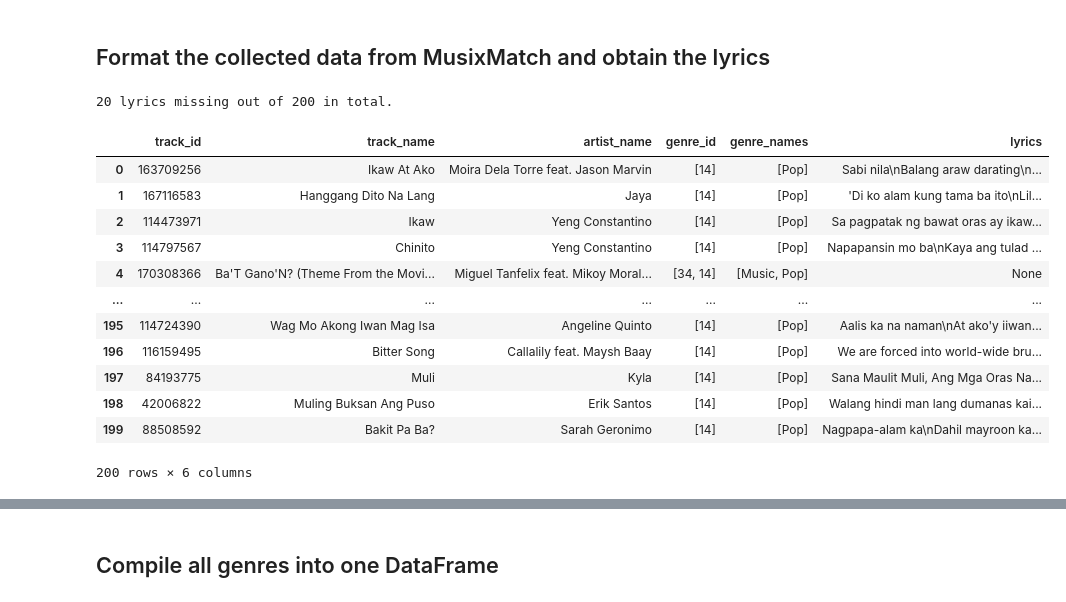
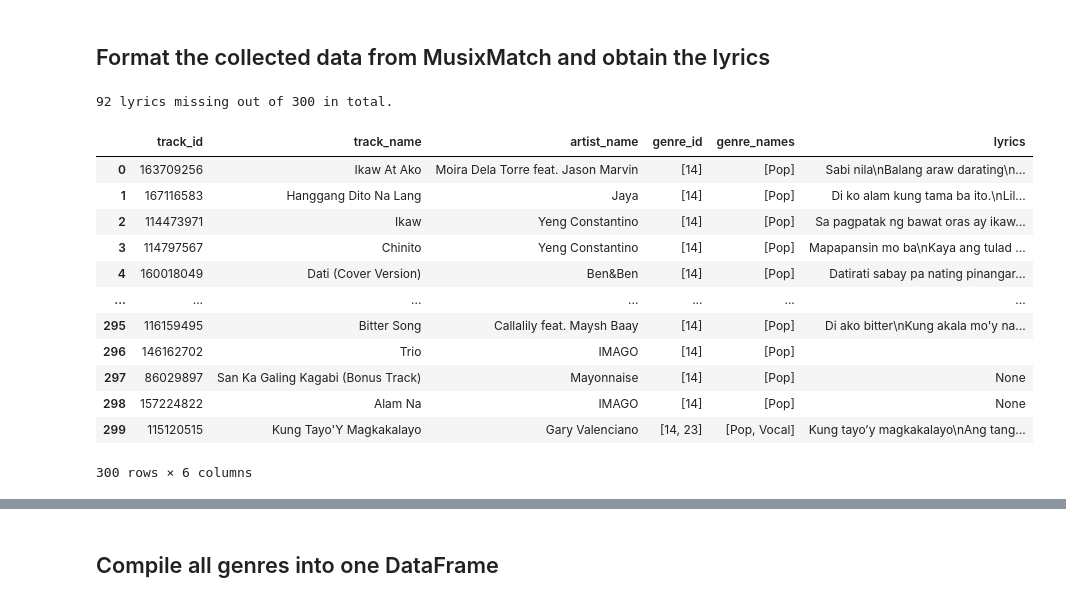
Before and after one commit to kenloquinte/DATASCI-Baby-Alive, a Jupyter notebook: FINAL/data collection.ipynb, the cells around one changed output, grey strips where cells are left out. Drawn from its saved outputs; the diff is of its cells as text; code cells hidden in the pictures.

```diff
--- a/FINAL/data collection.ipynb
+++ b/FINAL/data collection.ipynb
@@ -37,28 +41,3 @@ The function `get_top_tracks()` returns a list of at most 100 JSON objects (trac
 > `s_track_rating` = 'desc'
 
 Additionally, if the number of songs collected are less than 200, then it is not included in the DataFrame.
-# %%
-genres_collection = []
-max_pages = 2
-page = 1
-
-for i in genres:
-    print("Collecting songs from " + i['genre_name'], ' ', end='')
-
-    page = 1
-    genre_tracks = []
-
-    results = get_top_tracks(f_music_genre_id=i['genre_id'], page=page, apikey=musixmatch_api_key)
-
-    while (page <= max_pages and len(results['message']['body']['track_list']) > 0):
-        page += 1
-
-        genre_tracks.extend(results['message']['body']['track_list'])
-        results = get_top_tracks(f_music_genre_id=i['genre_id'], page=page, apikey=musixmatch_api_key)
-
-    print()
-    if len(genre_tracks) == 200:
-        genres_collection.append({
-            'genre_name': i['genre_name'],
-            'genre_tracks': genre_tracks
-        })
@@ -95,10 +75,13 @@ Christian & Gospel  (200 songs)
+# %%
+with open('CSV Files/genres_collection.json') as infile:
+    genres_collection = json.load(infile)
 # %% [markdown]
 # Create the DataFrames
 # %% [markdown]
 ## Import existing CSV files to be updated, if available
 # %%
 try:
-    pop_df = pd.read_csv('pop_music.csv').drop('Unnamed: 0', axis=1)
+    pop_df = pd.read_csv('CSV Files/pop_music.csv').drop('Unnamed: 0', axis=1)
     pop_json = json.loads(pop_df.to_json(orient='records'))
 
     # Convert strings to list
@@ -170,25 +153,25 @@ except:
 # %% [markdown]
 ## Format the collected data from MusixMatch and obtain the lyrics
 # %%
-get_genre_songs(pop_json, genres_collection[0])
+get_genre_songs(pop_json, genres_collection[0], 202)
 pop_df = pd.DataFrame(pop_json)
-pop_df.to_csv('pop_music.csv')
+pop_df.to_csv('CSV Files/pop_music.csv')
 
 print(pop_df['lyrics'].isna().sum(), "lyrics missing out of", len(pop_df), "in total.")
 pop_df
 # %% [output]
-20 lyrics missing out of 200 in total.
+92 lyrics missing out of 300 in total.
 |  | track_id | track_name | artist_name | genre_id | genre_names | lyrics |
 | 0 | 163709256 | Ikaw At Ako | Moira Dela Torre feat. Jason Marvin | [14] | [Pop] | Sabi nila\nBalang araw darating\n... |
-| 1 | 167116583 | Hanggang Dito Na Lang | Jaya | [14] | [Pop] | 'Di ko alam kung tama ba ito\nLil... |
+| 1 | 167116583 | Hanggang Dito Na Lang | Jaya | [14] | [Pop] | Di ko alam kung tama ba ito.\nLil... |
 | 2 | 114473971 | Ikaw | Yeng Constantino | [14] | [Pop] | Sa pagpatak ng bawat oras ay ikaw... |
-| 3 | 114797567 | Chinito | Yeng Constantino | [14] | [Pop] | Napapansin mo ba\nKaya ang tulad ... |
-| 4 | 170308366 | Ba'T Gano'N? (Theme From the Movi... | Miguel Tanfelix feat. Mikoy Moral... | [34, 14] | [Music, Pop] | None |
+| 3 | 114797567 | Chinito | Yeng Constantino | [14] | [Pop] | Mapapansin mo ba\nKaya ang tulad ... |
+| 4 | 160018049 | Dati (Cover Version) | Ben&Ben | [14] | [Pop] | Datirati sabay pa nating pinangar... |
 | ... | ... | ... | ... | ... | ... | ... |
-| 195 | 114724390 | Wag Mo Akong Iwan Mag Isa | Angeline Quinto | [14] | [Pop] | Aalis ka na naman\nAt ako'y iiwan... |
-| 196 | 116159495 | Bitter Song | Callalily feat. Maysh Baay | [14] | [Pop] | We are forced into world-wide bru... |
-| 197 | 84193775 | Muli | Kyla | [14] | [Pop] | Sana Maulit Muli, Ang Mga Oras Na... |
-| 198 | 42006822 | Muling Buksan Ang Puso | Erik Santos | [14] | [Pop] | Walang hindi man lang dumanas kai... |
-| 199 | 88508592 | Bakit Pa Ba? | Sarah Geronimo | [14] | [Pop] | Nagpapa-alam ka\nDahil mayroon ka... |
+| 295 | 116159495 | Bitter Song | Callalily feat. Maysh Baay | [14] | [Pop] | Di ako bitter\nKung akala mo'y na... |
+| 296 | 146162702 | Trio | IMAGO | [14] | [Pop] |  |
+| 297 | 86029897 | San Ka Galing Kagabi (Bonus Track) | Mayonnaise | [14] | [Pop] | None |
+| 298 | 157224822 | Alam Na | IMAGO | [14] | [Pop] | None |
+| 299 | 115120515 | Kung Tayo'Y Magkakalayo | Gary Valenciano | [14, 23] | [Pop, Vocal] | Kung tayo’y magkakalayo\nAng tang... |
-200 rows × 6 columns
+300 rows × 6 columns
 # %%
```
Also changed, not shown: parts of 24 cells of this notebook, 9 other files.
